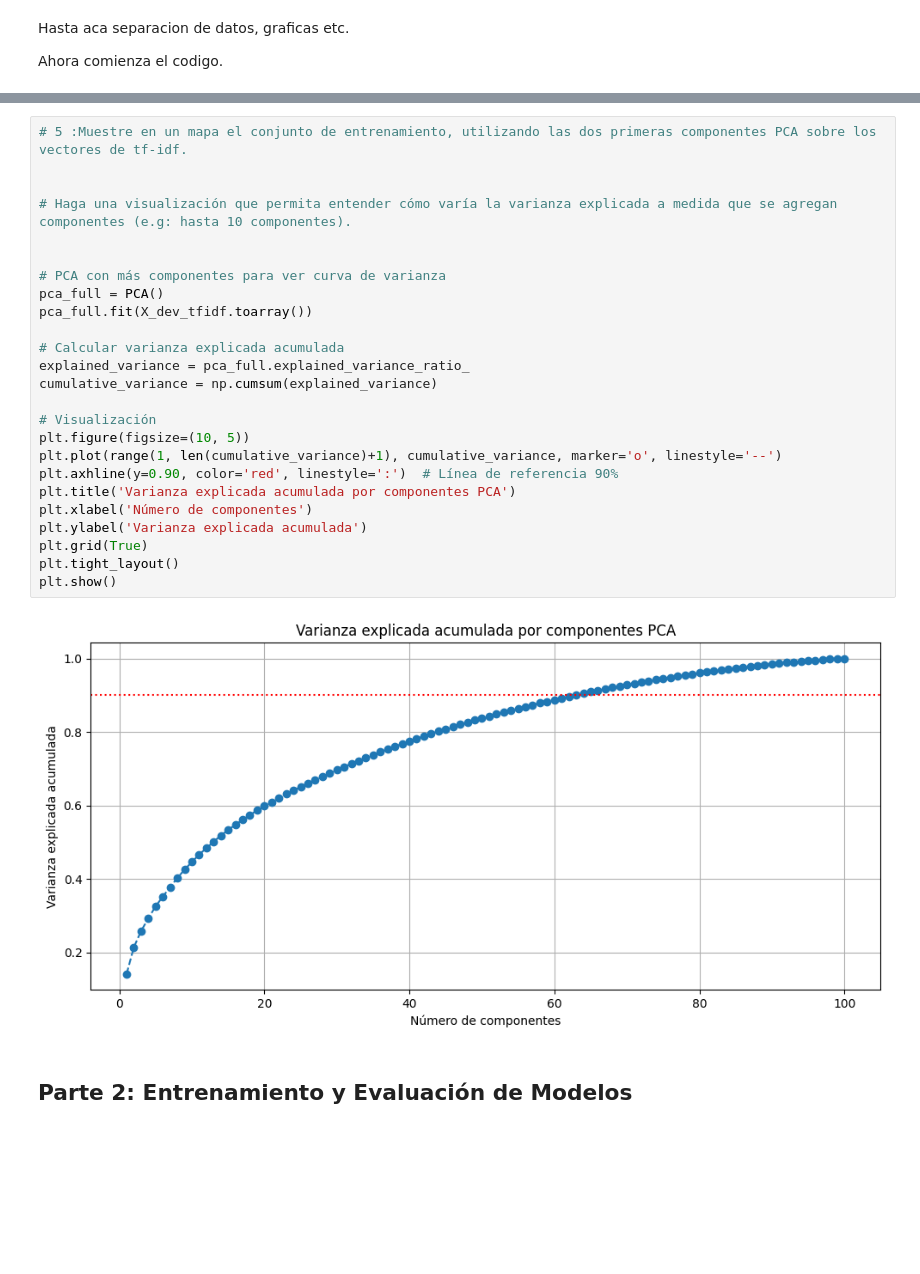
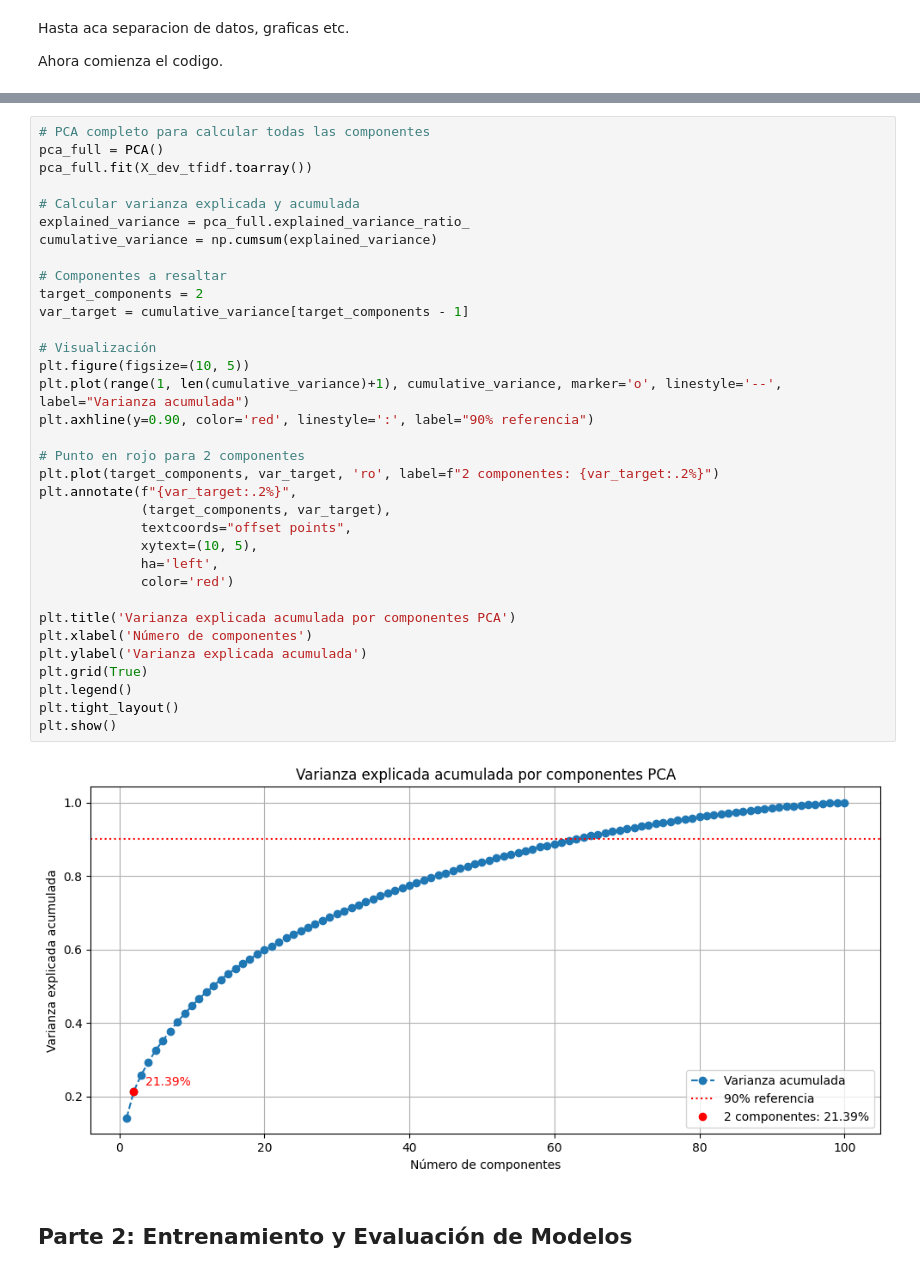
Before and after one commit to Jonathanrr98/ICD-Tarea2, a Jupyter notebook: us2020_propuesta_estudiantes.ipynb, the cells around one changed output, grey strips where cells are left out. Drawn from its saved outputs; the diff is of its cells as text; blank space fills up the shorter version.

```diff
--- a/us2020_propuesta_estudiantes.ipynb
+++ b/us2020_propuesta_estudiantes.ipynb
@@ -429,30 +472,39 @@ plt.show()
 # %%
-# 5 :Muestre en un mapa el conjunto de entrenamiento, utilizando las dos primeras componentes PCA sobre los vectores de tf-idf.
-
-
-# Haga una visualización que permita entender cómo varía la varianza explicada a medida que se agregan componentes (e.g: hasta 10 componentes).
-
-
-# PCA con más componentes para ver curva de varianza
+# PCA completo para calcular todas las componentes
 pca_full = PCA()
 pca_full.fit(X_dev_tfidf.toarray())
 
-# Calcular varianza explicada acumulada
+# Calcular varianza explicada y acumulada
 explained_variance = pca_full.explained_variance_ratio_
 cumulative_variance = np.cumsum(explained_variance)
 
+# Componentes a resaltar
+target_components = 2
+var_target = cumulative_variance[target_components - 1]
+
 # Visualización
 plt.figure(figsize=(10, 5))
-plt.plot(range(1, len(cumulative_variance)+1), cumulative_variance, marker='o', linestyle='--')
-plt.axhline(y=0.90, color='red', linestyle=':')  # Línea de referencia 90%
+plt.plot(range(1, len(cumulative_variance)+1), cumulative_variance, marker='o', linestyle='--', label="Varianza acumulada")
+plt.axhline(y=0.90, color='red', linestyle=':', label="90% referencia")
+
+# Punto en rojo para 2 componentes
+plt.plot(target_components, var_target, 'ro', label=f"2 componentes: {var_target:.2%}")
+plt.annotate(f"{var_target:.2%}",
+             (target_components, var_target),
+             textcoords="offset points",
+             xytext=(10, 5),
+             ha='left',
+             color='red')
+
 plt.title('Varianza explicada acumulada por componentes PCA')
 plt.xlabel('Número de componentes')
 plt.ylabel('Varianza explicada acumulada')
 plt.grid(True)
+plt.legend()
 plt.tight_layout()
 plt.show()
 # %% [output]
-[figure, old version]
+[figure, new version]
 # %% [markdown]
 ## Parte 2: Entrenamiento y Evaluación de Modelos
 # %%
```
Also changed, not shown: parts of 20 cells of this notebook.
